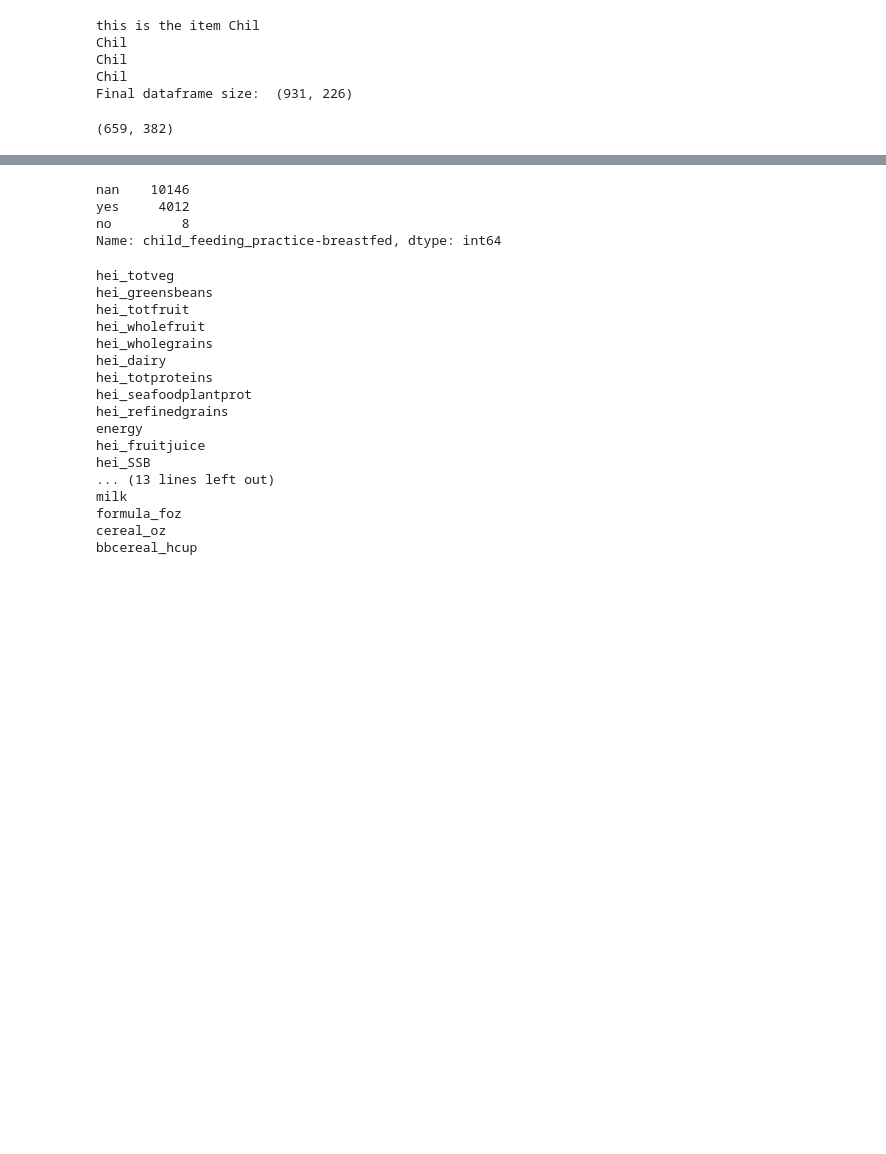
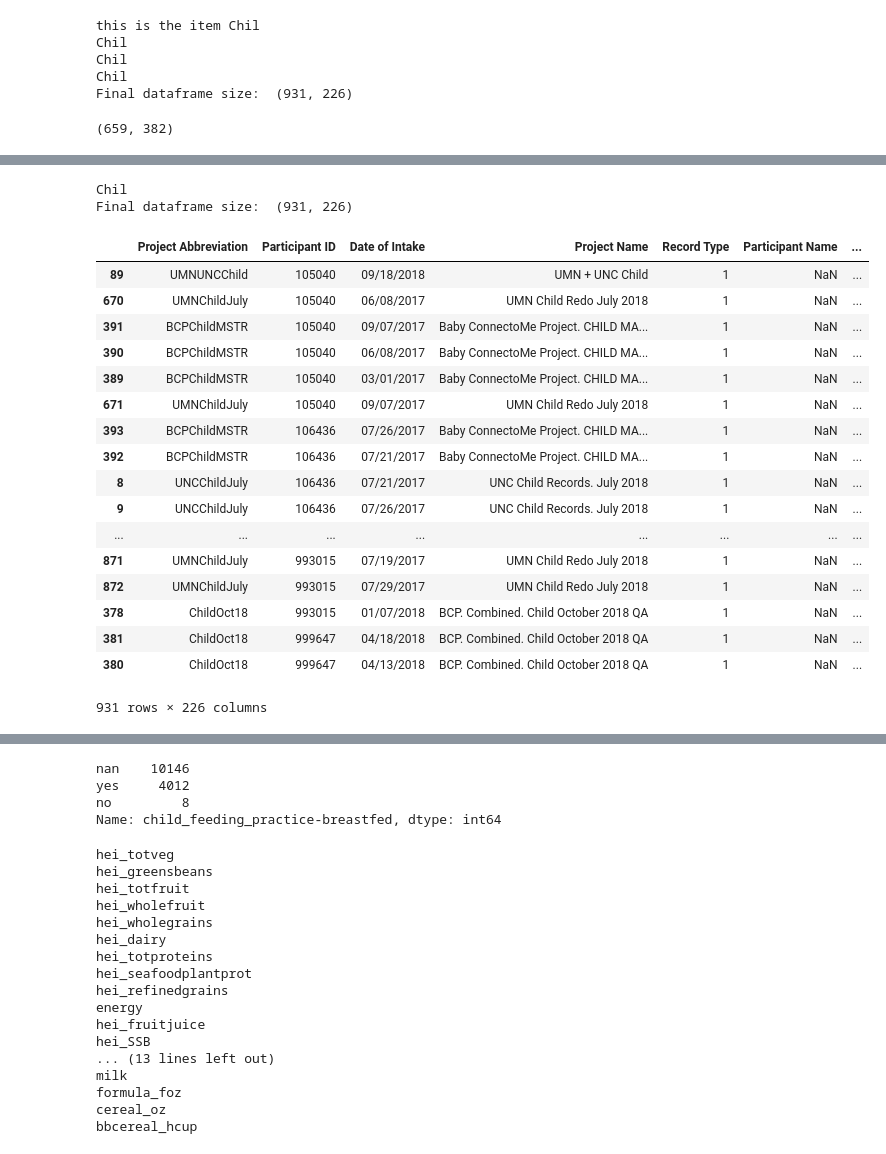
Before and after one commit to niblunc/BCP, a Jupyter notebook: HEI/HEI/BCP_DQI.ipynb, the cells around one changed output, grey strips where cells are left out. Saved outputs shown, nothing was run; the diff lists cells and outputs as text; code cells hidden in the pictures; blank space fills up the shorter version.

```diff
--- a/HEI/HEI/BCP_DQI.ipynb
+++ b/HEI/HEI/BCP_DQI.ipynb
@@ -281,0 +367,26 @@ df.shape
+# %%
+b,c=file_reader(arglist, a)
+# %% [output]
+Chil
+Final dataframe size:  (931, 226)
+# %%
+c
+# %% [output]
+|  | Project Abbreviation | Participant ID | Date of Intake | Project Name | Record Type | Participant Name | ... |
+| 89 | UMNUNCChild | 105040 | 09/18/2018 | UMN + UNC Child | 1 | NaN | ... |
+| 670 | UMNChildJuly | 105040 | 06/08/2017 | UMN Child Redo July 2018 | 1 | NaN | ... |
+| 391 | BCPChildMSTR | 105040 | 09/07/2017 | Baby ConnectoMe Project. CHILD MA... | 1 | NaN | ... |
+| 390 | BCPChildMSTR | 105040 | 06/08/2017 | Baby ConnectoMe Project. CHILD MA... | 1 | NaN | ... |
+| 389 | BCPChildMSTR | 105040 | 03/01/2017 | Baby ConnectoMe Project. CHILD MA... | 1 | NaN | ... |
+| 671 | UMNChildJuly | 105040 | 09/07/2017 | UMN Child Redo July 2018 | 1 | NaN | ... |
+| 393 | BCPChildMSTR | 106436 | 07/26/2017 | Baby ConnectoMe Project. CHILD MA... | 1 | NaN | ... |
+| 392 | BCPChildMSTR | 106436 | 07/21/2017 | Baby ConnectoMe Project. CHILD MA... | 1 | NaN | ... |
+| 8 | UNCChildJuly | 106436 | 07/21/2017 | UNC Child Records. July 2018 | 1 | NaN | ... |
+| 9 | UNCChildJuly | 106436 | 07/26/2017 | UNC Child Records. July 2018 | 1 | NaN | ... |
+| ... | ... | ... | ... | ... | ... | ... | ... |
+| 871 | UMNChildJuly | 993015 | 07/19/2017 | UMN Child Redo July 2018 | 1 | NaN | ... |
+| 872 | UMNChildJuly | 993015 | 07/29/2017 | UMN Child Redo July 2018 | 1 | NaN | ... |
+| 378 | ChildOct18 | 993015 | 01/07/2018 | BCP. Combined. Child October 2018 QA | 1 | NaN | ... |
+| 381 | ChildOct18 | 999647 | 04/18/2018 | BCP. Combined. Child October 2018 QA | 1 | NaN | ... |
+| 380 | ChildOct18 | 999647 | 04/13/2018 | BCP. Combined. Child October 2018 QA | 1 | NaN | ... |
+931 rows × 226 columns
```
Also changed, not shown: parts of 20 cells of this notebook.
